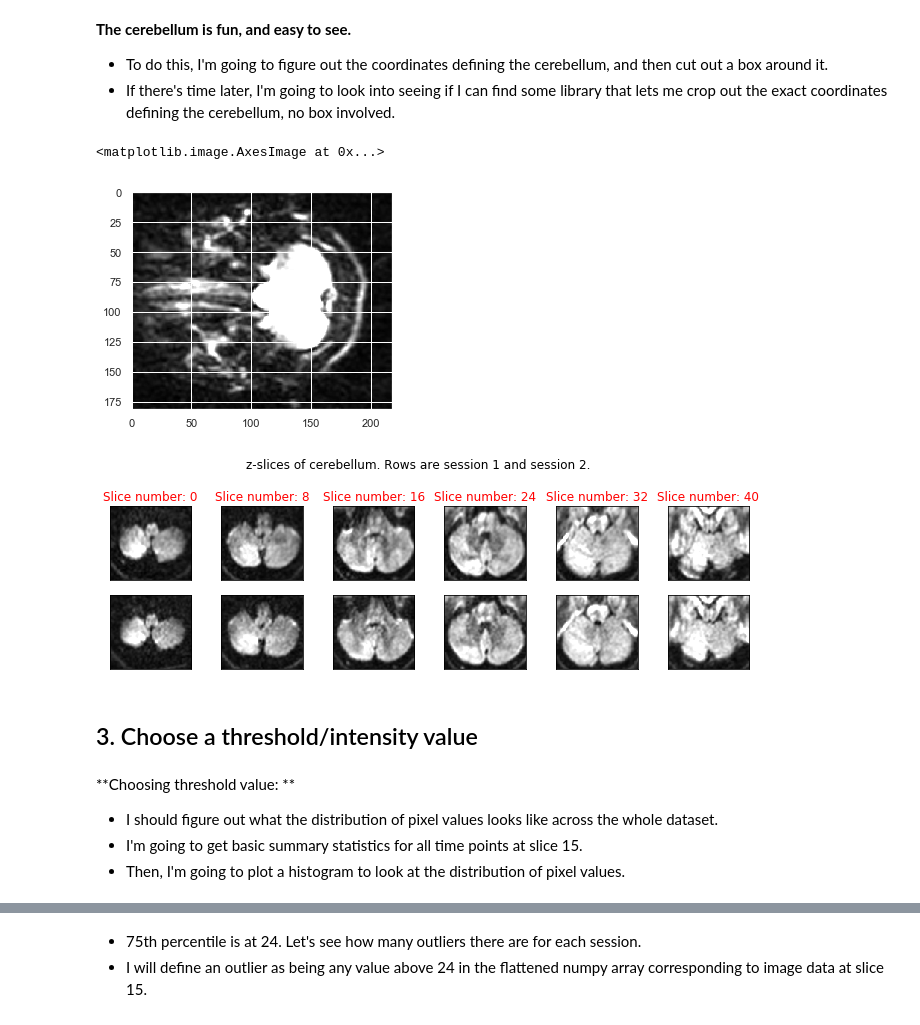
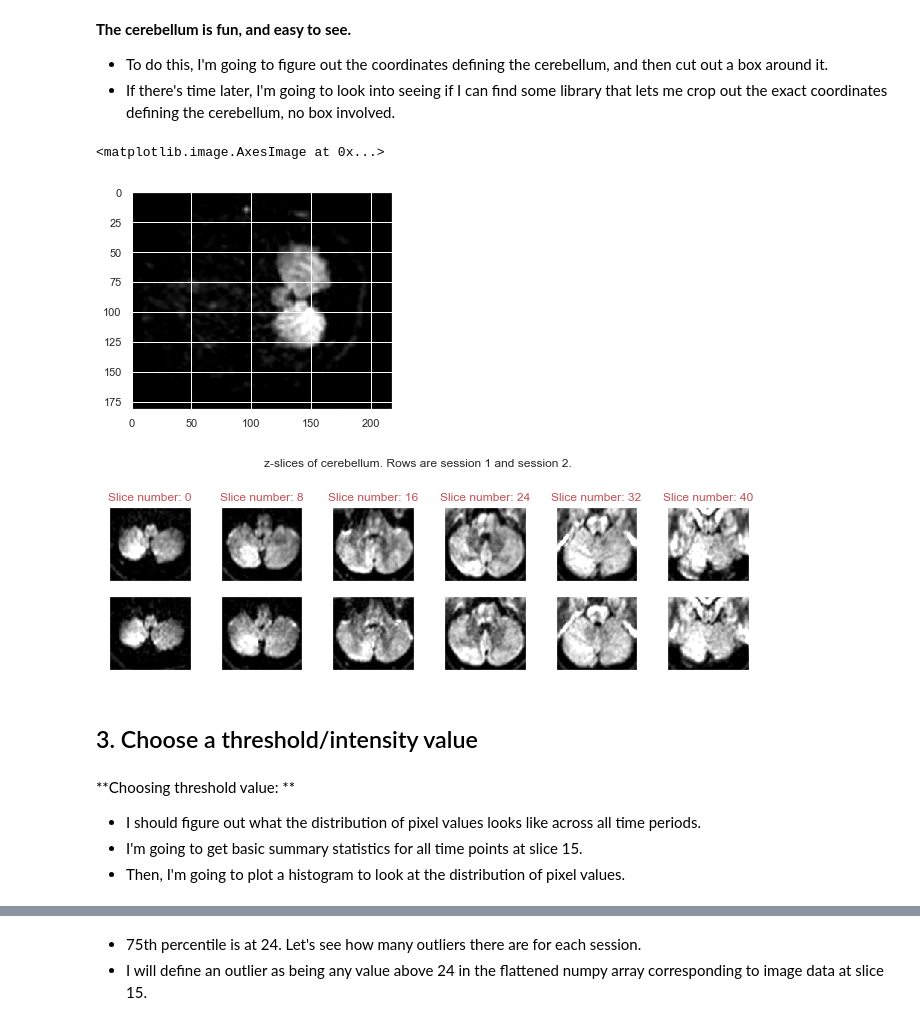
Before and after one commit to loftusa/mri-code-challenge, a Jupyter notebook: Main-analysis.ipynb, the cells around one changed output, grey strips where cells are left out. Drawn from its saved outputs; the diff is of its cells as text; code cells hidden in the pictures.

Commit message:
redid a lot of the earlier stuff, because I wasnt accounting for the high contrast time point in my descriptive stats

```diff
--- a/Main-analysis.ipynb
+++ b/Main-analysis.ipynb
@@ -53,8 +53,11 @@ pd.set_option('display.float_format', lambda x: '%.2f' % x)  # For clarity
 mri1 = nib.load('sub-0025865_ses-1_dwi_aligned.nii')
 mri2 = nib.load('sub-0025865_ses-2_dwi_aligned.nii')
 # %%
-mri1_data = mri1.get_data()  # Turn into numpy data. This appears to be only an axial section.
-mri2_data = mri2.get_data()
+mri1_data = mri1.get_data()[:, :, :, 1:]  # Turn into numpy data. This appears to be only an axial section.
+mri2_data = mri2.get_data()[:, :, :, 1:]
+
+mri1_hc = mri1.get_data()[:, :, :, 0]  # Separate out high contrast image
+mri2_hc = mri2.get_data()[:, :, :, 0]
 # %% [markdown]
 ## First impressions of the data
 # %% [markdown]
@@ -212,10 +209,10 @@ ax2.set_title('Session 2');
 cerebellum1 = mri1_data[35:145, 90:190, 15:60, :]  # All time slices for specifically the cerebellum.
 cerebellum2 = mri2_data[35:145, 90:190, 15:60, :]  # Slices defining the cerebellum determined by experimentation.
 # %%
-plt.imshow(mri1_data[:, :, 15, 0], cmap='gray', vmin=0, vmax=200)
+plt.imshow(mri1_data[:, :, 15, 0], cmap='gray', vmin=20, vmax=200)
 # %% [output]
 <matplotlib.image.AxesImage at 0x...>
-[figure, old version]
+[figure, new version]
 # %%
 # TODO: figure out how to label the rows
 
@@ -225,8 +222,8 @@ fig, (ax1, ax2) = plt.subplots(2, 6, figsize=(12, 3))
 t, z, n = 5, 0, 0  # z-slice, time, and axis we're currently on
 
 for i in range(6):  # Not happy with the pythonic-ness of this implementation
-    ax1[n].imshow(np.rot90(cerebellum1[:, :, z, t], k=3), cmap='gray', vmin=0, vmax=200)
-    ax2[n].imshow(np.rot90(cerebellum2[:, :, z, t], k=3), cmap='gray', vmin=0, vmax=200)
+    ax1[n].imshow(np.rot90(cerebellum1[:, :, z, t], k=3), cmap='gray', vmin=20, vmax=200)
+    ax2[n].imshow(np.rot90(cerebellum2[:, :, z, t], k=3), cmap='gray', vmin=20, vmax=200)
 
     ax1[n].set_xticks([])
     ax2[n].set_xticks([])
@@ -242,12 +239,12 @@ for i in range(6):  # Not happy with the pythonic-ness of this implementation
 fig.subplots_adjust(wspace=0)
 plt.suptitle('z-slices of cerebellum. Rows are session 1 and session 2.', y=1.1);
 # %% [output]
-[figure, old version]
+[figure, new version]
 # %% [markdown]
 ## 3. Choose a threshold/intensity value
 # %% [markdown]
 **Choosing threshold value: **
 
-- I should figure out what the distribution of pixel values looks like across the whole dataset.
+- I should figure out what the distribution of pixel values looks like across all time periods.
 - I'm going to get basic summary statistics for all time points at slice 15.
 - Then, I'm going to plot a histogram to look at the distribution of pixel values.
```
Also changed, not shown: parts of 26 cells of this notebook.
